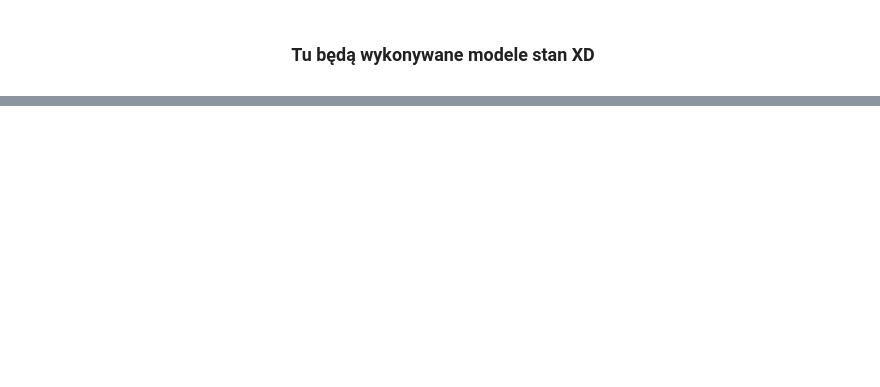
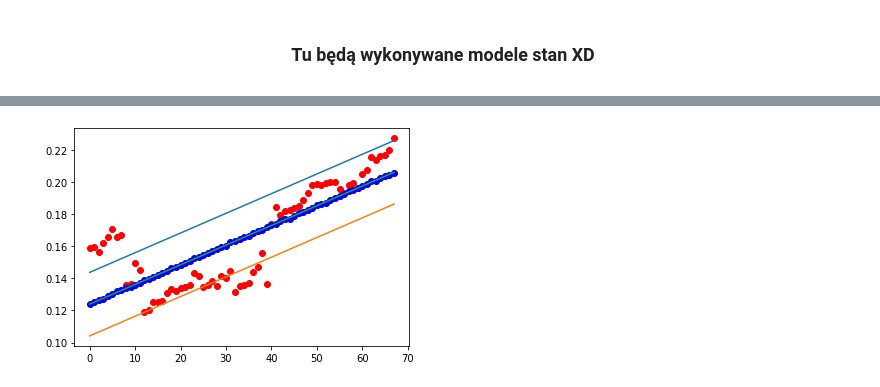
Before and after one commit to JTSawicki/Projekt-DataAnalytics-2022, a Jupyter notebook: Source_Code/Models.ipynb, the cells around one changed output, grey strips where cells are left out. Saved outputs shown, nothing was run; the diff lists cells and outputs as text; code cells hidden in the pictures; blank space fills up the shorter version.

Commit message:
Added model

```diff
--- a/Source_Code/Models.ipynb
+++ b/Source_Code/Models.ipynb
@@ -22,5 +28,8 @@ from copy import deepcopy
 # %%
 model_1_fit=CmdStanModel(stan_file=JoinPath('stan-files', 'model_1.stan'))
-fit=model_1_fit.sample(data=dict(N=20000), seed=28052020)
-fit.summary()
+fit_result = model_1_fit.sample(data=dict(
+    N=len(mean_list),
+    x=x,
+    y=mean_list
+), seed=2137)
 # %% [output]
@@ -41,0 +64,22 @@ INFO:cmdstanpy:CmdStan done processing.
+# %%
+alpha = np.mean(fit_result.stan_variable("alpha"))
+beta = np.mean(fit_result.stan_variable("beta"))
+sigma = np.mean(fit_result.stan_variable("sigma"))
+y_sim_to_mean = fit_result.stan_variable("y_sim")
+# %%
+y_sim = []
+for i in range(len(x)):
+    y_sim.append(np.mean(y_sim_to_mean[:,i]))
+# %%
+upper_dev = [alpha + beta * x_ + sigma for x_ in x]
+lower_dev = [alpha + beta * x_ - sigma for x_ in x]
+dev = [alpha + beta * x_ for x_ in x]
+# %%
+plt.plot(x, mean_list, "ro")
+plt.plot(x, y_sim, "bo")
+plt.plot(x, upper_dev)
+plt.plot(x, lower_dev)
+plt.plot(x, dev)
+plt.show()
+# %% [output]
+[figure, added]
```
Also changed, not shown: parts of 4 cells of this notebook, 8 other files.
